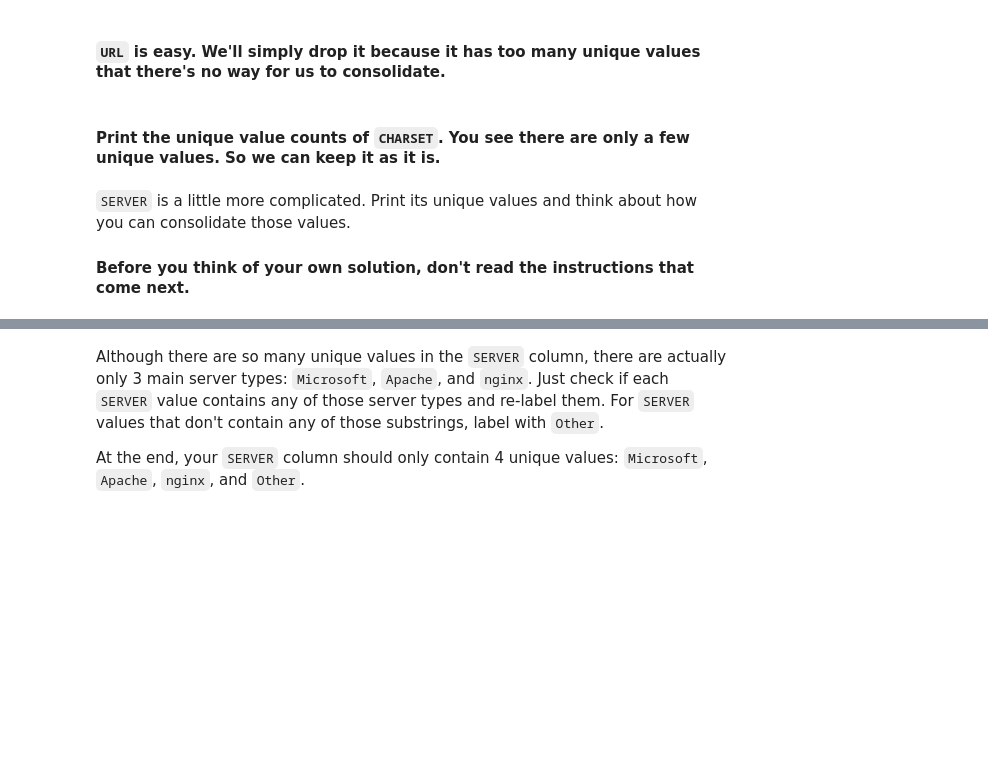
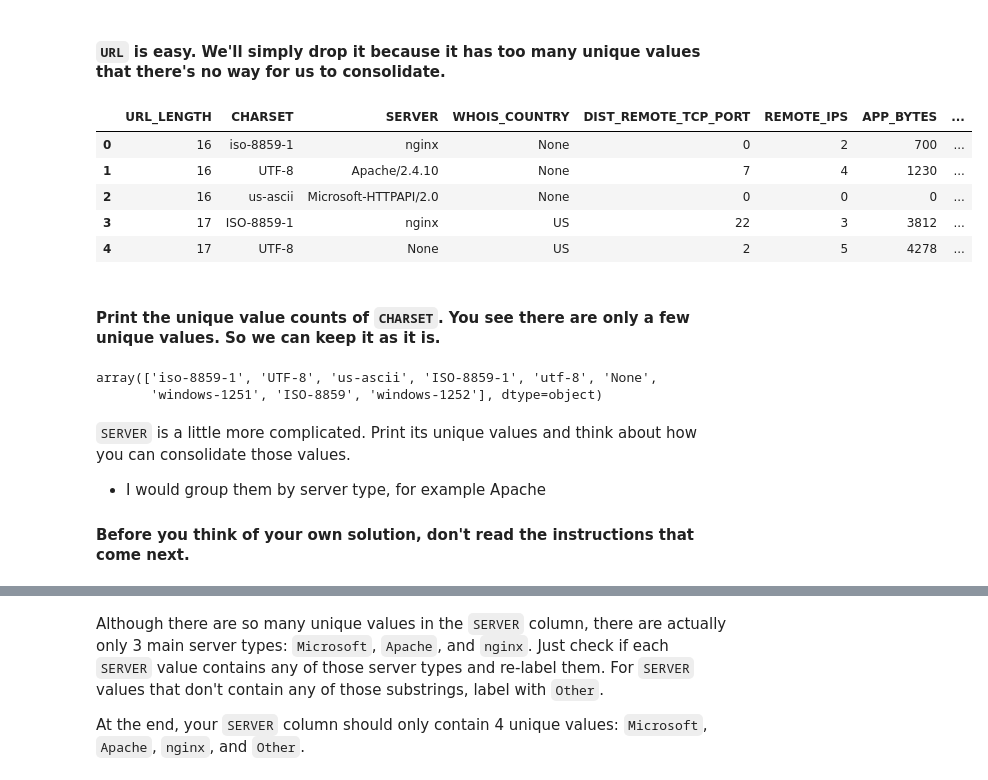
Before and after one commit to marisfont/madrid-oct-2018, a Jupyter notebook: module-3/lab-supervised-learning/your-code/main.ipynb, the cells around one changed output, grey strips where cells are left out. Cells and saved outputs as stored; diff of their text form; code cells hidden in the pictures; blank space fills up the shorter version.

```diff
--- a/module-3/lab-supervised-learning/your-code/main.ipynb
+++ b/module-3/lab-supervised-learning/your-code/main.ipynb
@@ -357,2 +369,12 @@ Now print the `dtypes` of the data again. Besides `WHOIS_COUNTRY` which we alrea
+# %%
+websites2.drop(labels = ['URL'], axis = 1, inplace=True)
+websites2.head()
+# %% [output]
+|  | URL_LENGTH | CHARSET | SERVER | WHOIS_COUNTRY | DIST_REMOTE_TCP_PORT | REMOTE_IPS | APP_BYTES | ... |
+| 0 | 16 | iso-8859-1 | nginx | None | 0 | 2 | 700 | ... |
+| 1 | 16 | UTF-8 | Apache/2.4.10 | None | 7 | 4 | 1230 | ... |
+| 2 | 16 | us-ascii | Microsoft-HTTPAPI/2.0 | None | 0 | 0 | 0 | ... |
+| 3 | 17 | ISO-8859-1 | nginx | US | 22 | 3 | 3812 | ... |
+| 4 | 17 | UTF-8 | None | US | 2 | 5 | 4278 | ... |
 # %% [markdown]
 #### Print the unique value counts of `CHARSET`. You see there are only a few unique values. So we can keep it as it is.
@@ -361,4 +381,10 @@ Now print the `dtypes` of the data again. Besides `WHOIS_COUNTRY` which we alrea
+# %%
+websites2.CHARSET.unique()
+# %% [output]
+array(['iso-8859-1', 'UTF-8', 'us-ascii', 'ISO-8859-1', 'utf-8', 'None',
+       'windows-1251', 'ISO-8859', 'windows-1252'], dtype=object)
 # %% [markdown]
 `SERVER` is a little more complicated. Print its unique values and think about how you can consolidate those values.
+- I would group them by server type, for example Apache
 
 #### Before you think of your own solution, don't read the instructions that come next.
```
Also changed, not shown: parts of 17 cells of this notebook.
